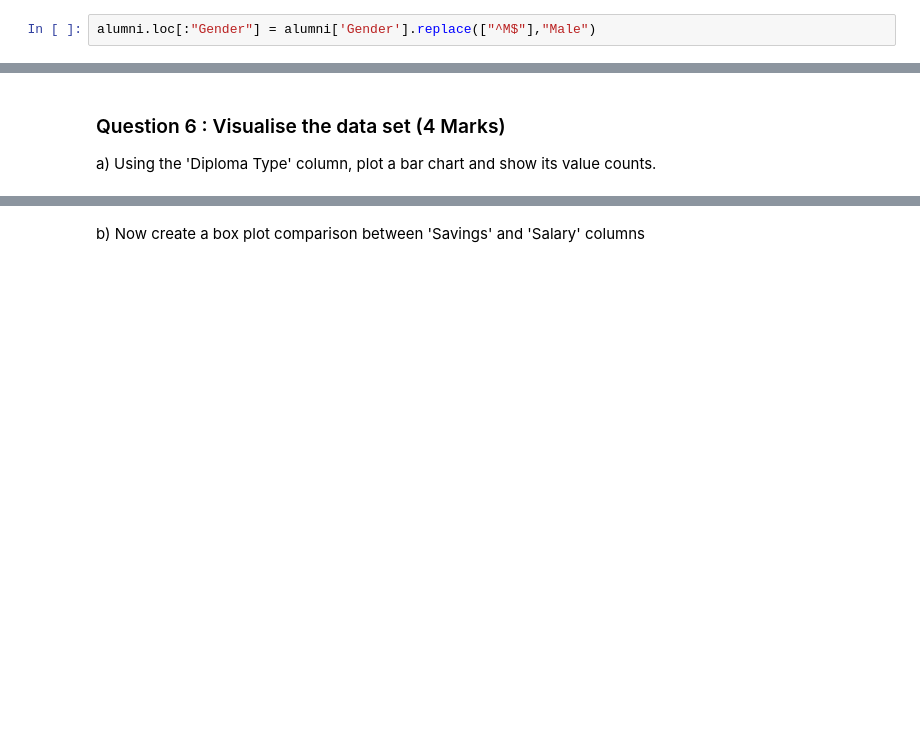
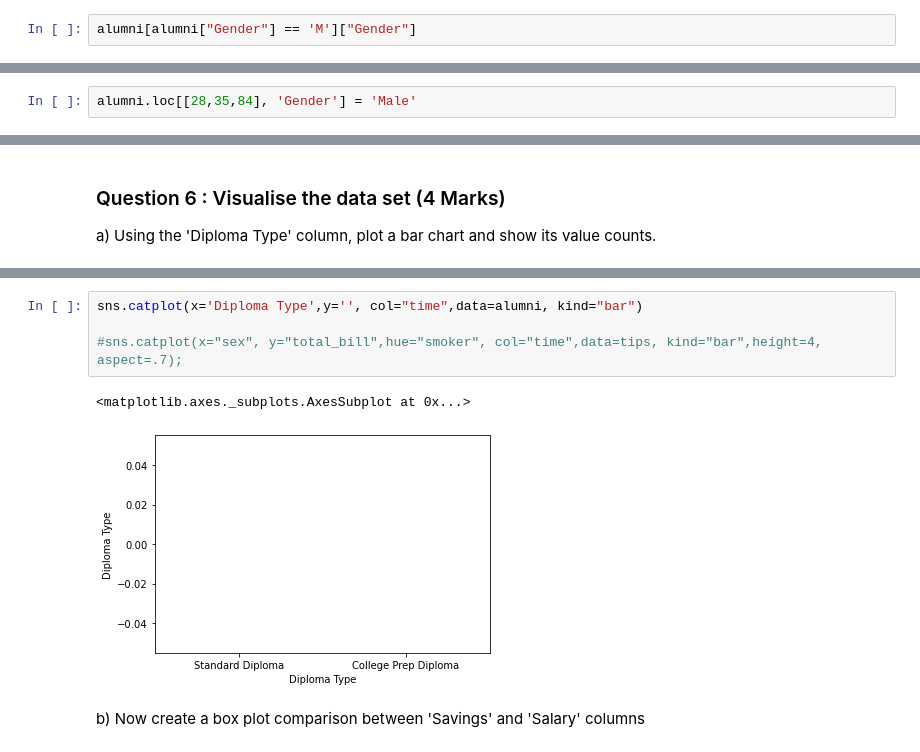
Before and after one commit to Samuel-Jakoyo/Pandas-1, a Jupyter notebook: 1018Pandas Analysis Assignment 1/Pandas Analysis Assignment 1.ipynb, the cells around one changed output, grey strips where cells are left out. Saved outputs shown, nothing was run; the diff lists cells and outputs as text; blank space fills up the shorter version.

```diff
--- a/1018Pandas Analysis Assignment 1/Pandas Analysis Assignment 1.ipynb
+++ b/1018Pandas Analysis Assignment 1/Pandas Analysis Assignment 1.ipynb
@@ -150,5 +167,5 @@ alumni.tail()
 # %% [markdown]
 d) You can set it directly by using the df.loc command, show how this can be done by using the 'df.loc[row_indexer,col_indexer] = value' command to convert the 'M' to 'Male'
 # %%
-alumni.loc[:"Gender"] = alumni['Gender'].replace(["^M$"],"Male")
+alumni[alumni["Gender"] == 'M']["Gender"]
 # %% [output]
@@ -156,3 +173,5 @@ ValueError: Must have equal len keys and value when setting with an iterable
+# %%
+alumni.loc[[28,35,84], 'Gender'] = 'Male'
 # %% [markdown]
 e) Now run the 'value_counts' for Gender again to see the correct columns - 'Male' and 'Female'
 # %%
@@ -203,3 +217,10 @@ a) Using the 'Diploma Type' column, plot a bar chart and show its value counts.
+# %%
+sns.catplot(x='Diploma Type',y='', col="time",data=alumni, kind="bar")
+
+#sns.catplot(x="sex", y="total_bill",hue="smoker", col="time",data=tips, kind="bar",height=4, aspect=.7);
+# %% [output]
+<matplotlib.axes._subplots.AxesSubplot at 0x...>
+[figure, added]
 # %% [markdown]
 b) Now create a box plot comparison between 'Savings' and 'Salary' columns
 # %%
```
Also changed, not shown: parts of 14 cells of this notebook.
